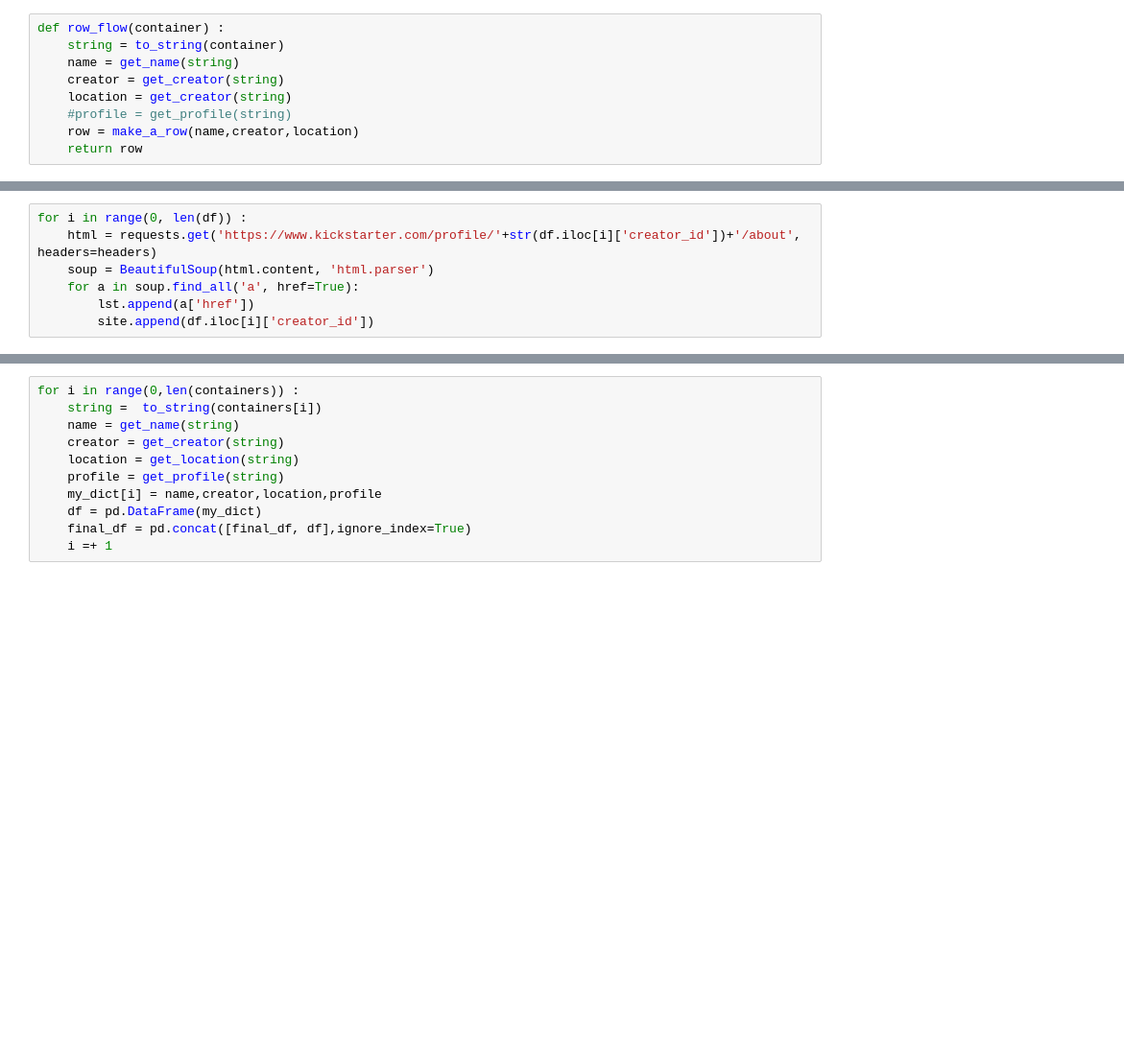
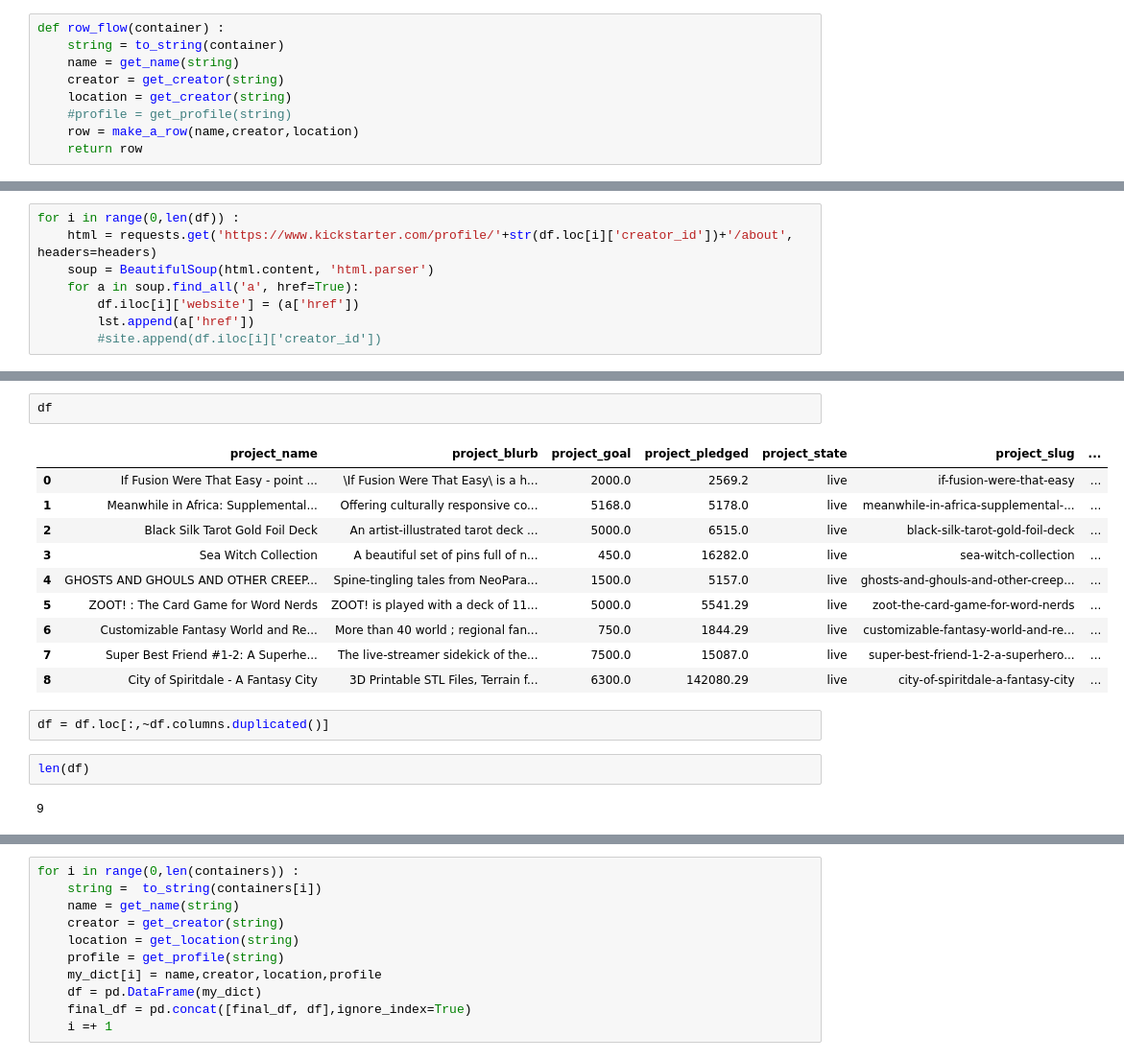
Before and after one commit to Arthurspriet/Gorgias, a Jupyter notebook: For All.ipynb, the cells around one changed output, grey strips where cells are left out. Shown at 96% size. Saved outputs shown, nothing was run; the diff lists cells and outputs as text; blank space fills up the shorter version.

```diff
--- a/For All.ipynb
+++ b/For All.ipynb
@@ -143,7 +124,0 @@ url = 'https://www.kickstarter.com/profile/'
-# %%
-for i in range(0, len(df)) :
-    html = requests.get('https://www.kickstarter.com/profile/'+str(df.iloc[i]['creator_id'])+'/about', headers=headers)
-    soup = BeautifulSoup(html.content, 'html.parser')
-    for a in soup.find_all('a', href=True):
-        lst.append(a['href'])
-        site.append(df.iloc[i]['creator_id'])
@@ -198,0 +164,8 @@ s
+# %%
+for i in range(0,len(df)) :
+    html = requests.get('https://www.kickstarter.com/profile/'+str(df.loc[i]['creator_id'])+'/about', headers=headers)
+    soup = BeautifulSoup(html.content, 'html.parser')
+    for a in soup.find_all('a', href=True):
+        df.iloc[i]['website'] = (a['href'])
+        lst.append(a['href'])
+        #site.append(df.iloc[i]['creator_id'])
@@ -198,0 +189,19 @@ s
+# %%
+df
+# %% [output]
+|  | project_name | project_blurb | project_goal | project_pledged | project_state | project_slug | ... |
+| 0 | If Fusion Were That Easy - point ... | \If Fusion Were That Easy\ is a h... | 2000.0 | 2569.2 | live | if-fusion-were-that-easy | ... |
+| 1 | Meanwhile in Africa: Supplemental... | Offering culturally responsive co... | 5168.0 | 5178.0 | live | meanwhile-in-africa-supplemental-... | ... |
+| 2 | Black Silk Tarot Gold Foil Deck | An artist-illustrated tarot deck ... | 5000.0 | 6515.0 | live | black-silk-tarot-gold-foil-deck | ... |
+| 3 | Sea Witch Collection | A beautiful set of pins full of n... | 450.0 | 16282.0 | live | sea-witch-collection | ... |
+| 4 | GHOSTS AND GHOULS AND OTHER CREEP... | Spine-tingling tales from NeoPara... | 1500.0 | 5157.0 | live | ghosts-and-ghouls-and-other-creep... | ... |
+| 5 | ZOOT! : The Card Game for Word Nerds | ZOOT! is played with a deck of 11... | 5000.0 | 5541.29 | live | zoot-the-card-game-for-word-nerds | ... |
+| 6 | Customizable Fantasy World and Re... | More than 40 world ; regional fan... | 750.0 | 1844.29 | live | customizable-fantasy-world-and-re... | ... |
+| 7 | Super Best Friend #1-2: A Superhe... | The live-streamer sidekick of the... | 7500.0 | 15087.0 | live | super-best-friend-1-2-a-superhero... | ... |
+| 8 | City of Spiritdale - A Fantasy City | 3D Printable STL Files, Terrain f... | 6300.0 | 142080.29 | live | city-of-spiritdale-a-fantasy-city | ... |
+# %%
+df = df.loc[:,~df.columns.duplicated()]
+# %%
+len(df)
+# %% [output]
+9
```
Also changed, not shown: parts of 31 cells of this notebook, 3 other files.
